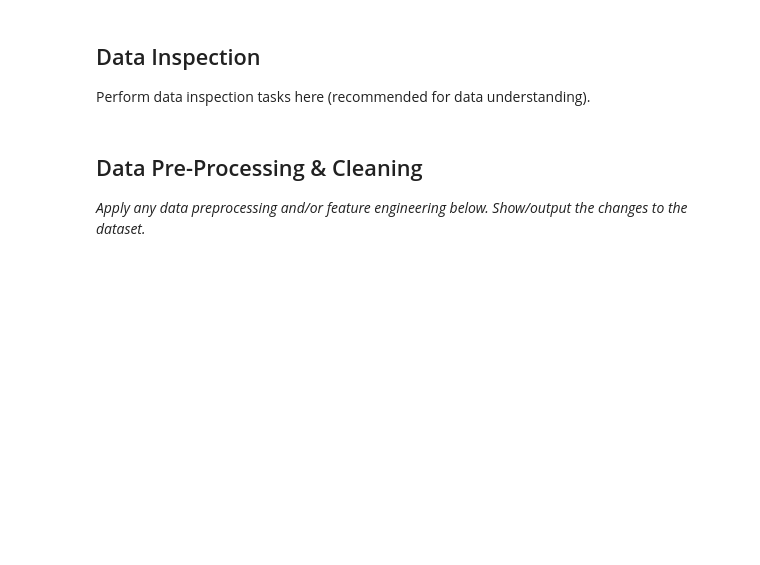
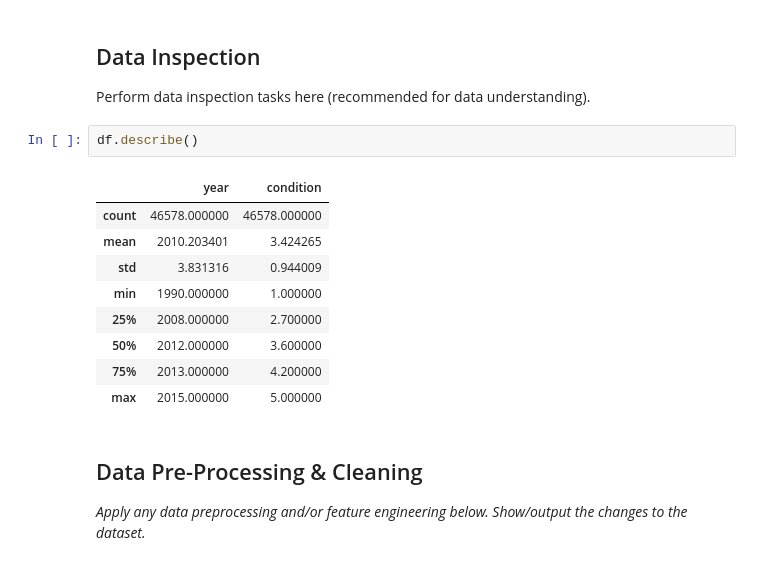
Before and after one commit to Noureenseleam/DataSets, a Jupyter notebook: Regression_Mini-Project.ipynb, the cells around one changed output. Saved outputs shown, nothing was run; the diff lists cells and outputs as text; blank space fills up the shorter version.

```diff
--- a/Regression_Mini-Project.ipynb
+++ b/Regression_Mini-Project.ipynb
@@ -83,6 +85,18 @@ df.head()
 ## Data Inspection
 
 Perform data inspection tasks here (recommended for data understanding).
+# %%
+df.describe()
+# %% [output]
+|  | year | condition |
+| count | 46578.000000 | 46578.000000 |
+| mean | 2010.203401 | 3.424265 |
+| std | 3.831316 | 0.944009 |
+| min | 1990.000000 | 1.000000 |
+| 25% | 2008.000000 | 2.700000 |
+| 50% | 2012.000000 | 3.600000 |
+| 75% | 2013.000000 | 4.200000 |
+| max | 2015.000000 | 5.000000 |
 # %% [markdown]
 ## Data Pre-Processing & Cleaning
 
```
Also changed, not shown: parts of 1 cell of this notebook.
